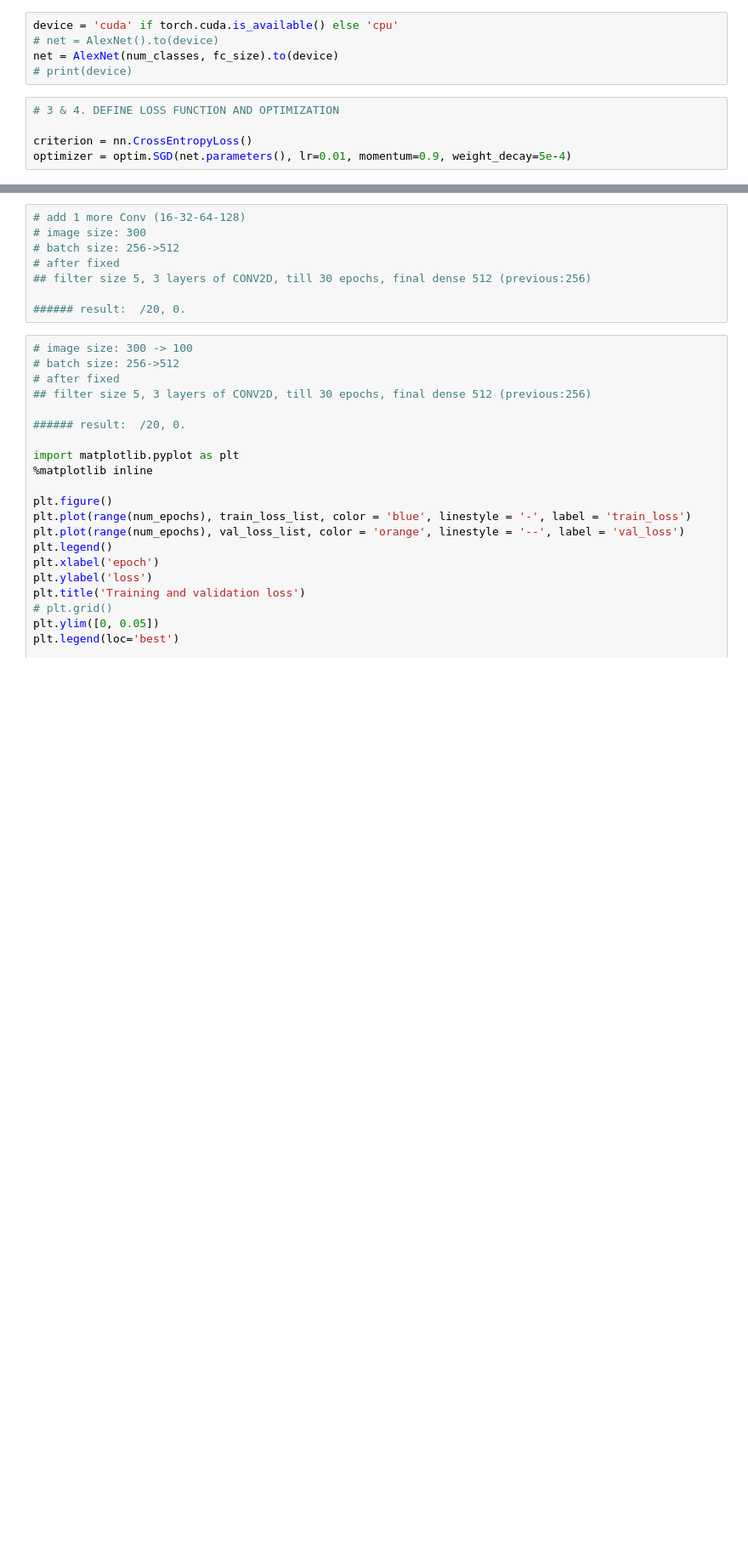
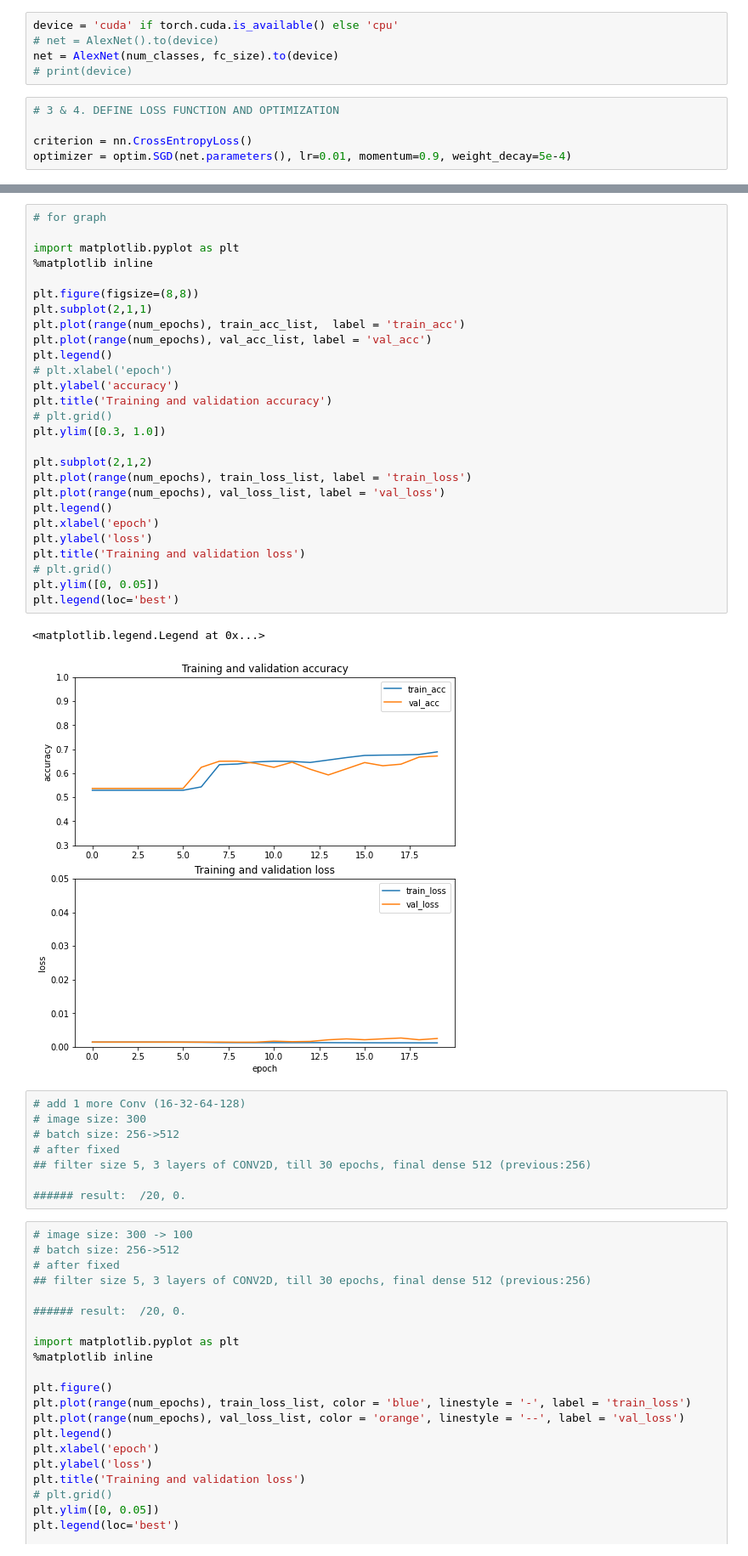
Before and after one commit to caocao0525/Cell001, a Jupyter notebook: 00_My_CNN_model_single_cell/my_cnn_model_revisited_pytorch_tuning_single_cell.ipynb, the cells around one changed output, grey strips where cells are left out. Shown at 85% size. Cells and saved outputs as stored; diff of their text form; blank space fills up the shorter version.

```diff
--- a/00_My_CNN_model_single_cell/my_cnn_model_revisited_pytorch_tuning_single_cell.ipynb
+++ b/00_My_CNN_model_single_cell/my_cnn_model_revisited_pytorch_tuning_single_cell.ipynb
@@ -231,3 +247,33 @@ KeyboardInterrupt:
+# %%
+# for graph
+
+import matplotlib.pyplot as plt
+%matplotlib inline
+
+plt.figure(figsize=(8,8))
+plt.subplot(2,1,1)
+plt.plot(range(num_epochs), train_acc_list,  label = 'train_acc')
+plt.plot(range(num_epochs), val_acc_list, label = 'val_acc')
+plt.legend()
+# plt.xlabel('epoch')
+plt.ylabel('accuracy')
+plt.title('Training and validation accuracy')
+# plt.grid()
+plt.ylim([0.3, 1.0])
+
+plt.subplot(2,1,2)
+plt.plot(range(num_epochs), train_loss_list, label = 'train_loss')
+plt.plot(range(num_epochs), val_loss_list, label = 'val_loss')
+plt.legend()
+plt.xlabel('epoch')
+plt.ylabel('loss')
+plt.title('Training and validation loss')
+# plt.grid()
+plt.ylim([0, 0.05])
+plt.legend(loc='best')
+# %% [output]
+<matplotlib.legend.Legend at 0x...>
+[figure, added]
 # %%
 # add 1 more Conv (16-32-64-128)
 # image size: 300
```
Also changed, not shown: parts of 1 cell of this notebook.
